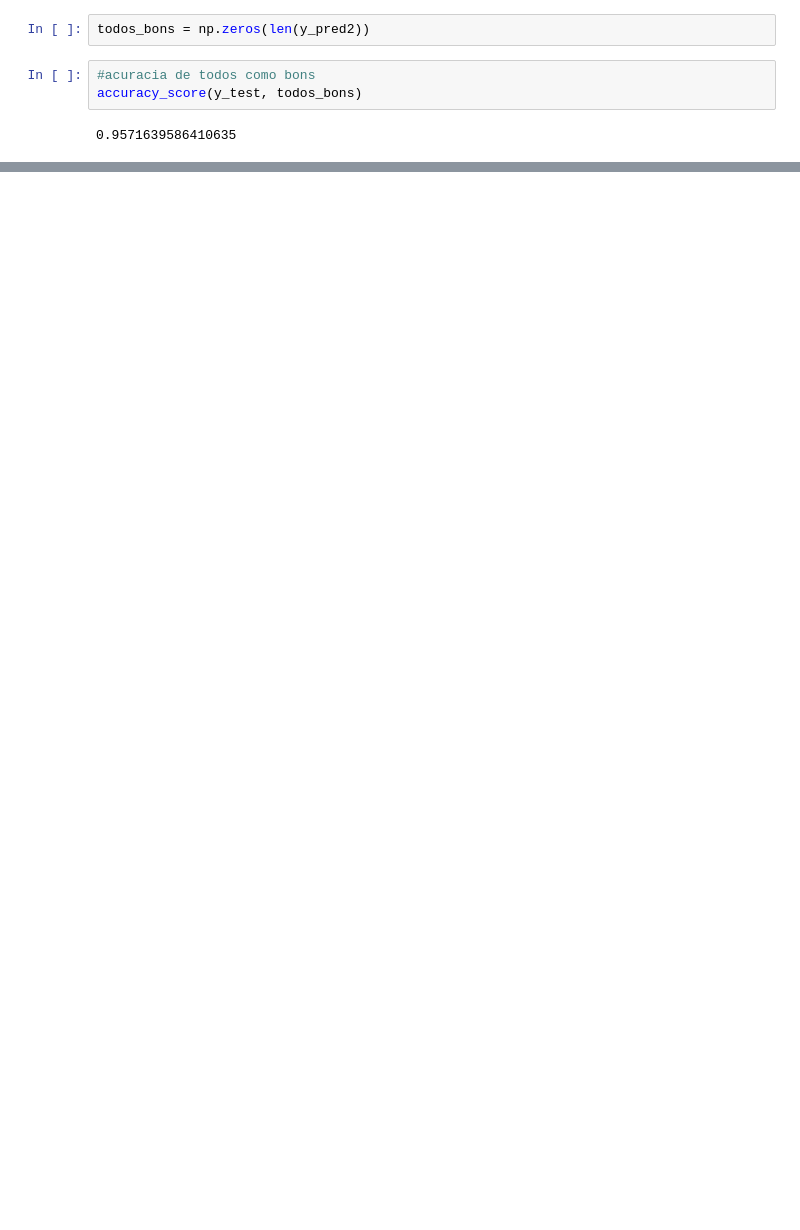
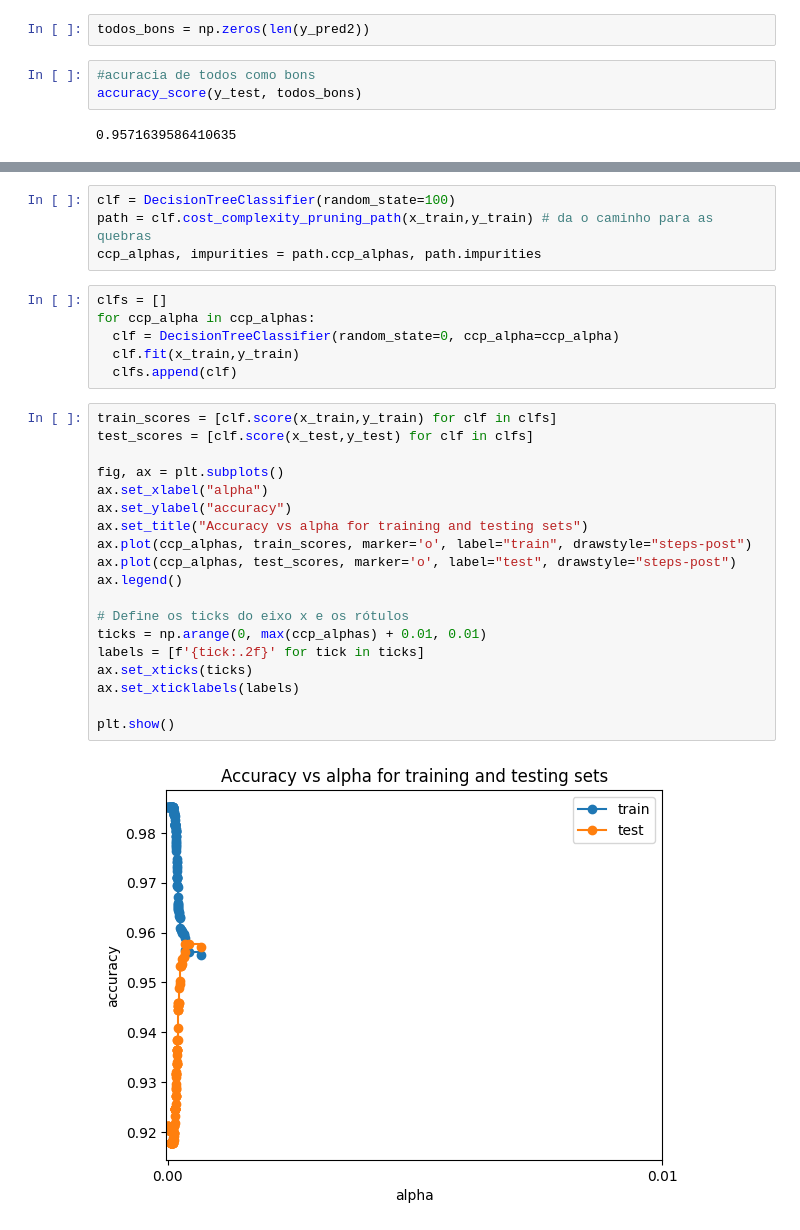
Before and after one commit to Nycolas-Gabriel/Clasifica-o-e-treinamento-DecisionTree, a Jupyter notebook: Mod_07_Tarefa_02.ipynb, the cells around one changed output, grey strips where cells are left out. Cells and saved outputs as stored; diff of their text form; blank space fills up the shorter version.

```diff
--- a/Mod_07_Tarefa_02.ipynb
+++ b/Mod_07_Tarefa_02.ipynb
@@ -159,0 +154,31 @@ accuracy_score(y_test, todos_bons)
+# %%
+clf = DecisionTreeClassifier(random_state=100)
+path = clf.cost_complexity_pruning_path(x_train,y_train) # da o caminho para as quebras
+ccp_alphas, impurities = path.ccp_alphas, path.impurities
+# %%
+clfs = []
+for ccp_alpha in ccp_alphas:
+  clf = DecisionTreeClassifier(random_state=0, ccp_alpha=ccp_alpha)
+  clf.fit(x_train,y_train)
+  clfs.append(clf)
+# %%
+train_scores = [clf.score(x_train,y_train) for clf in clfs]
+test_scores = [clf.score(x_test,y_test) for clf in clfs]
+
+fig, ax = plt.subplots()
+ax.set_xlabel("alpha")
+ax.set_ylabel("accuracy")
+ax.set_title("Accuracy vs alpha for training and testing sets")
+ax.plot(ccp_alphas, train_scores, marker='o', label="train", drawstyle="steps-post")
+ax.plot(ccp_alphas, test_scores, marker='o', label="test", drawstyle="steps-post")
+ax.legend()
+
+# Define os ticks do eixo x e os rótulos
+ticks = np.arange(0, max(ccp_alphas) + 0.01, 0.01)
+labels = [f'{tick:.2f}' for tick in ticks]
+ax.set_xticks(ticks)
+ax.set_xticklabels(labels)
+
+plt.show()
+# %% [output]
+[figure, added]
```
Also changed, not shown: parts of 7 cells of this notebook.
